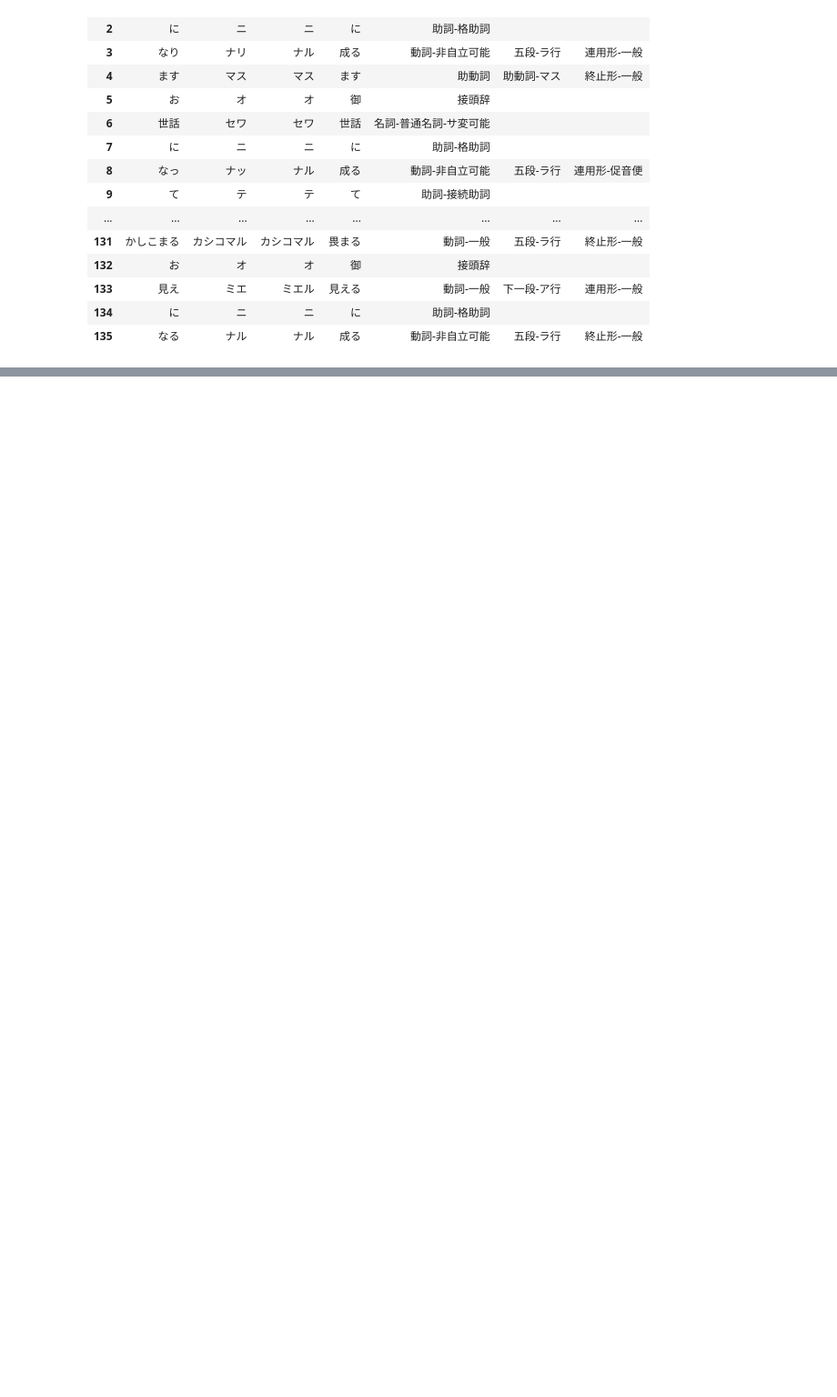
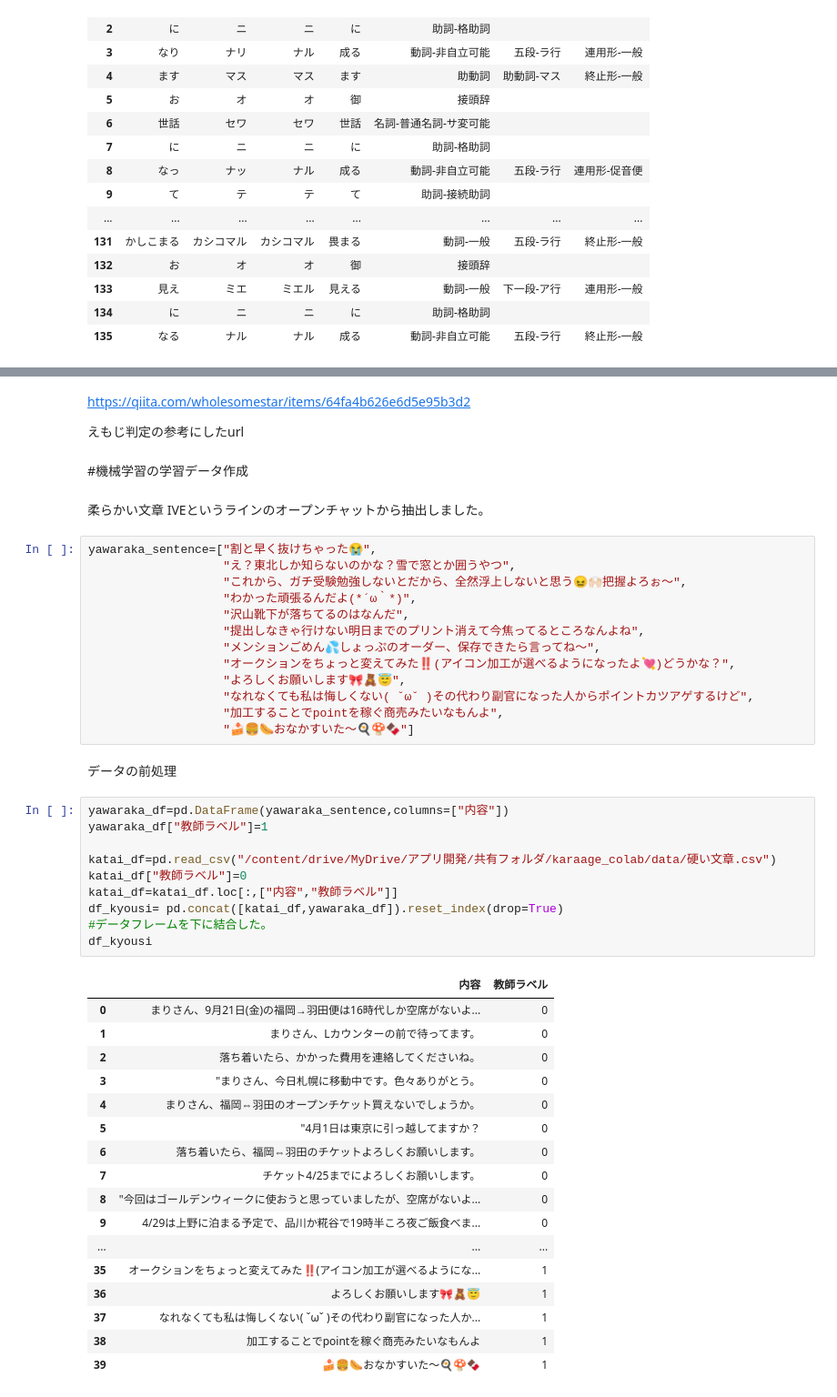
Before and after one commit to dec-ph04-teamJ/karaage_colab, a Jupyter notebook: 自然言語処理共有用.ipynb, the cells around one changed output, grey strips where cells are left out. Shown at 91% size. Saved outputs shown, nothing was run; the diff lists cells and outputs as text; blank space fills up the shorter version.

```diff
--- a/自然言語処理共有用.ipynb
+++ b/自然言語処理共有用.ipynb
@@ -278,0 +329,52 @@ df1
+# %% [markdown]
+https://qiita.com/wholesomestar/items/64fa4b626e6d5e95b3d2
+
+えもじ判定の参考にしたurl
+# %% [markdown]
+#機械学習の学習データ作成
+# %% [markdown]
+柔らかい文章
+IVEというラインのオープンチャットから抽出しました。
+# %%
+yawaraka_sentence=["割と早く抜けちゃった😭",
+                   "え？東北しか知らないのかな？雪で窓とか囲うやつ",
+                   "これから、ガチ受験勉強しないとだから、全然浮上しないと思う😖🙌🏻把握よろぉ〜",
+                   "わかった頑張るんだよ(*´ω｀*)",
+                   "沢山靴下が落ちてるのはなんだ",
+                   "提出しなきゃ行けない明日までのプリント消えて今焦ってるところなんよね",
+                   "メンションごめん💦しょっぷのオーダー、保存できたら言ってね〜",
+                   "オークションをちょっと変えてみた‼️(アイコン加工が選べるようになったよ💘)どうかな？",
+                   "よろしくお願いします🎀🧸😇",
+                   "なれなくても私は悔しくない( ˇωˇ )その代わり副官になった人からポイントカツアゲするけど",
+                   "加工することでpointを稼ぐ商売みたいなもんよ",
+                   "🍰🍔🌭おなかすいた〜🍳🍄🍫"]
+# %% [markdown]
+データの前処理
+# %%
+yawaraka_df=pd.DataFrame(yawaraka_sentence,columns=["内容"])
+yawaraka_df["教師ラベル"]=1
+
+katai_df=pd.read_csv("/content/drive/MyDrive/アプリ開発/共有フォルダ/karaage_colab/data/硬い文章.csv")
+katai_df["教師ラベル"]=0
+katai_df=katai_df.loc[:,["内容","教師ラベル"]]
+df_kyousi= pd.concat([katai_df,yawaraka_df]).reset_index(drop=True)
+#データフレームを下に結合した。
+df_kyousi
+# %% [output]
+|  | 内容 | 教師ラベル |
+| 0 | まりさん、9月21日(金)の福岡→羽田便は16時代しか空席がないよ... | 0 |
+| 1 | まりさん、Lカウンターの前で待ってます。 | 0 |
+| 2 | 落ち着いたら、かかった費用を連絡してくださいね。 | 0 |
+| 3 | "まりさん、今日札幌に移動中です。色々ありがとう。 | 0 |
+| 4 | まりさん、福岡⇔羽田のオープンチケット買えないでしょうか。 | 0 |
+| 5 | "4月1日は東京に引っ越してますか？ | 0 |
+| 6 | 落ち着いたら、福岡⇔羽田のチケットよろしくお願いします。 | 0 |
+| 7 | チケット4/25までによろしくお願いします。 | 0 |
+| 8 | "今回はゴールデンウィークに使おうと思っていましたが、空席がないよ... | 0 |
+| 9 | 4/29は上野に泊まる予定で、品川か糀谷で19時半ころ夜ご飯食べま... | 0 |
+| ... | ... | ... |
+| 35 | オークションをちょっと変えてみた‼️(アイコン加工が選べるようにな... | 1 |
+| 36 | よろしくお願いします🎀🧸😇 | 1 |
+| 37 | なれなくても私は悔しくない( ˇωˇ )その代わり副官になった人か... | 1 |
+| 38 | 加工することでpointを稼ぐ商売みたいなもんよ | 1 |
+| 39 | 🍰🍔🌭おなかすいた〜🍳🍄🍫 | 1 |
```
Also changed, not shown: parts of 18 cells of this notebook, 1 other file.
